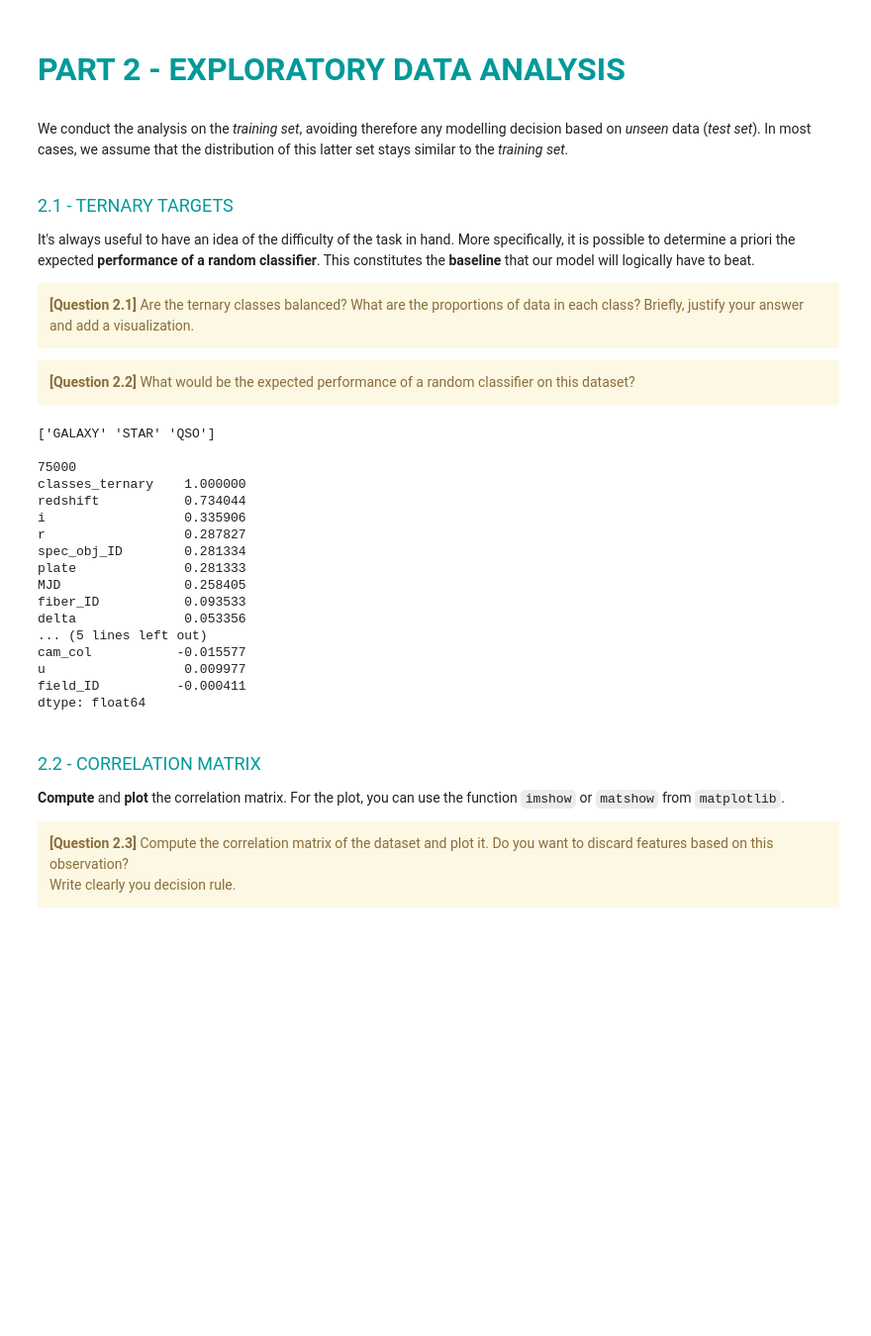
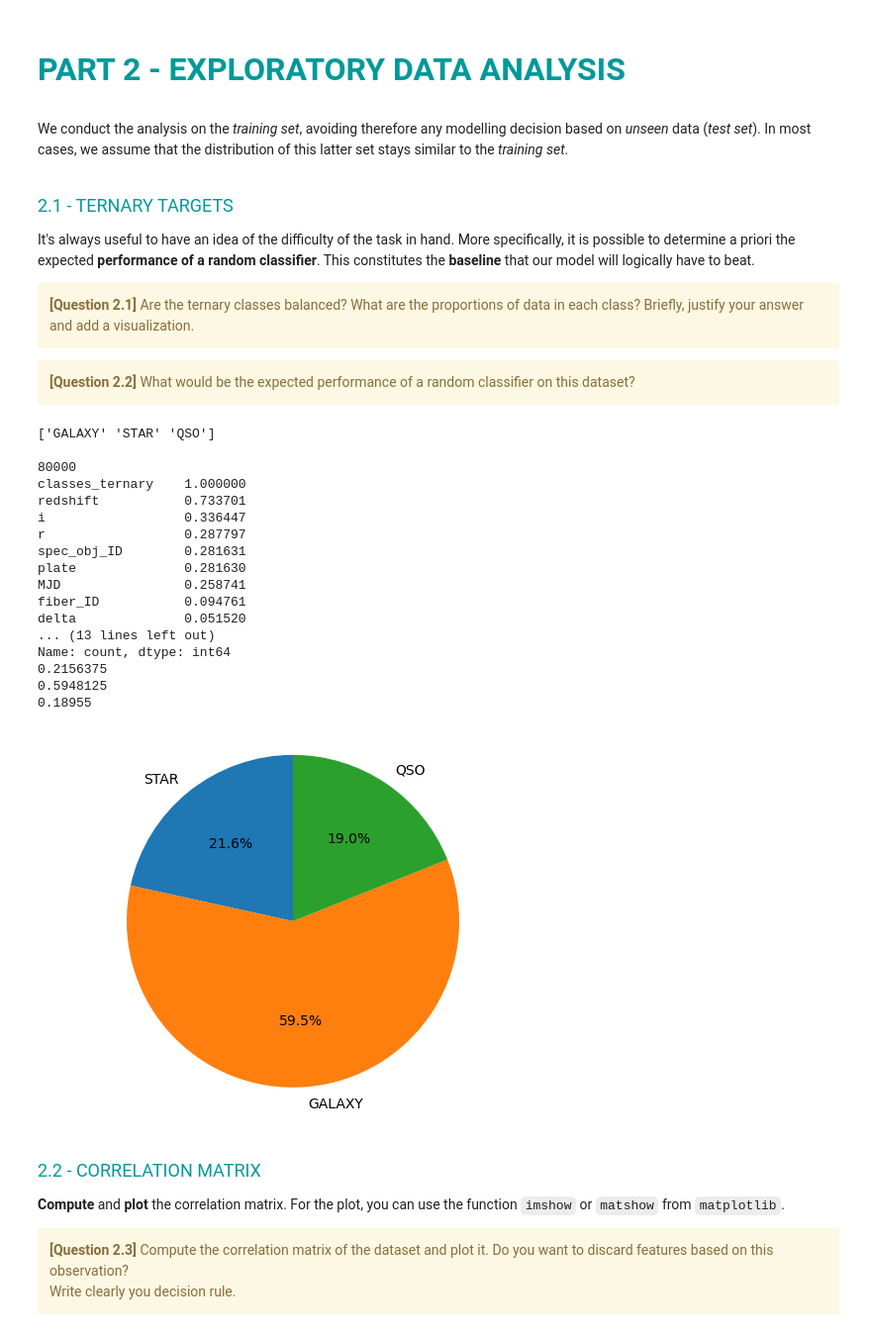
Before and after one commit to killianson/Hackathon-2, a Jupyter notebook: Hackathon02-Classification.ipynb, the cells around one changed output. Shown at 99% size. Drawn from its saved outputs; the diff is of its cells as text; code cells hidden in the pictures; blank space fills up the shorter version.

```diff
--- a/Hackathon02-Classification.ipynb
+++ b/Hackathon02-Classification.ipynb
@@ -256,7 +256,12 @@ CELL N°3 : SPLIT THE DATASET
 import sklearn.model_selection
 
 
-data_train, data_test = sklearn.model_selection.train_test_split(df, random_state=42)
+data_train, data_test = sklearn.model_selection.train_test_split(df, test_size=0.20, shuffle=True, random_state=42)
+
+#Pk 20% 30% généralement le prof dans son cours et 25% par défaut (size)
+##########################
+# END
+#########################
 # %% [markdown]
 <br>
 
@@ -278,55 +283,71 @@ It's always useful to have an idea of the difficulty of the task in hand. More s
 # %%
 """
 CELL N°4 : TERNARY CLASSES :  proportion and ternarization
 
 @pre:  Training dataframe
 @post: Proportion of each ternary class in this train set, a graph representing it,
 a modified training dataframe with a new column 'classes_ternary' continaining the ternary targets (0,1,2)
 """
 
-#"""
-#df['classes_ternary'] = df['class'].map({'STAR': 0, 'GALAXY': 1, 'QSO': 2})
-#if('class' in df):
-#     df = df.drop(columns=['class'])
-#corr = df.corrwith(df['classes_ternary']).sort_values(key=abs, ascending=False)
-
-
-
-#print(corr)
-#"""
-
 #TODO: graphs & proportions
 
 print(data_train["class"].unique(), "\n") #Getting the unique values in the column "class". Here ['GALAXY' 'QSO' 'STAR']
 
 #df -> data_train
-
+#TERNARISATION DE DATA_TRAIN
 data_train['classes_ternary'] = data_train['class'].map({'STAR': 0, 'GALAXY': 1, 'QSO': 2})
 if('class' in data_train):
      data_train = data_train.drop(columns=['class'])
 corr = data_train.corrwith(data_train['classes_ternary']).sort_values(key=abs, ascending=False)
 
 print(len(data_train))
 
 print(corr)
+
+#Ternarisation de data_test
+data_test['classes_ternary'] = data_test['class'].map({'STAR': 0, 'GALAXY': 1, 'QSO': 2})
+if('class' in data_test):
+     data_test = data_test.drop(columns=['class'])
+
+###############proportions
+data_count = data_train["classes_ternary"].value_counts()
+print(data_count)
+data_count_Star = data_count[0]
+data_count_Galaxy = data_count[1]
+data_count_QSO = data_count[2]
+
+prop_star = data_count_Star/(len(data_train["classes_ternary"]))
+print(prop_star)
+prop_Galaxy = data_count_Galaxy/(len(data_train["classes_ternary"]))
+print(prop_Galaxy)
+prop_QSO = data_count_QSO/(len(data_train["classes_ternary"]))
+print(prop_QSO)
+fig1, ax1 = plt.subplots()
+ax1.pie([prop_star*100, 100-(prop_star + prop_QSO)*100, 100-(prop_star + prop_Galaxy)*100], labels=["STAR","GALAXY","QSO"], autopct='%1.1f%%',
+        shadow=False, startangle=90)
+ax1.axis('equal')  # Equal aspect ratio ensures that pie is drawn as a circle.
+
+plt.savefig("Pie_Chart_classes_ternary.pdf")
+plt.show()
 # %% [output]
 ['GALAXY' 'STAR' 'QSO']
 
-75000
+80000
 classes_ternary    1.000000
-redshift           0.734044
-i                  0.335906
-r                  0.287827
-spec_obj_ID        0.281334
-plate              0.281333
-MJD                0.258405
-fiber_ID           0.093533
-delta              0.053356
-... (5 lines left out)
-cam_col           -0.015577
-u                  0.009977
-field_ID          -0.000411
-dtype: float64
+redshift           0.733701
+i                  0.336447
+r                  0.287797
+spec_obj_ID        0.281631
+plate              0.281630
+MJD                0.258741
+fiber_ID           0.094761
+delta              0.051520
+... (13 lines left out)
+Name: count, dtype: int64
+0.2156375
+0.5948125
+0.18955
+[figure, added]
 # %% [markdown]
 <font size=4 color=#009999> <br> 2.2 - CORRELATION MATRIX </font> <br>
 
```
Also changed, not shown: parts of 5 cells of this notebook.
